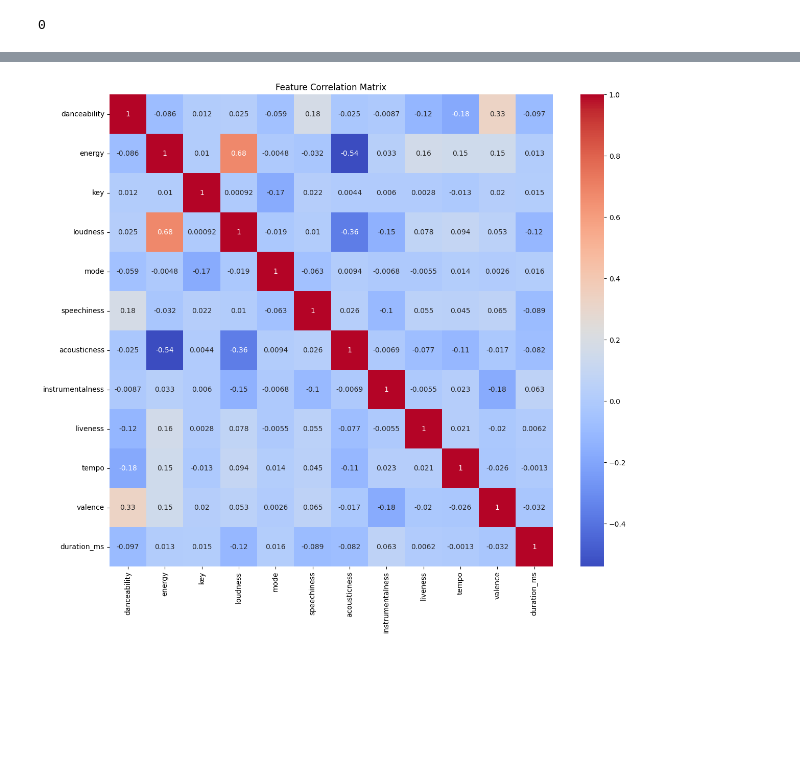
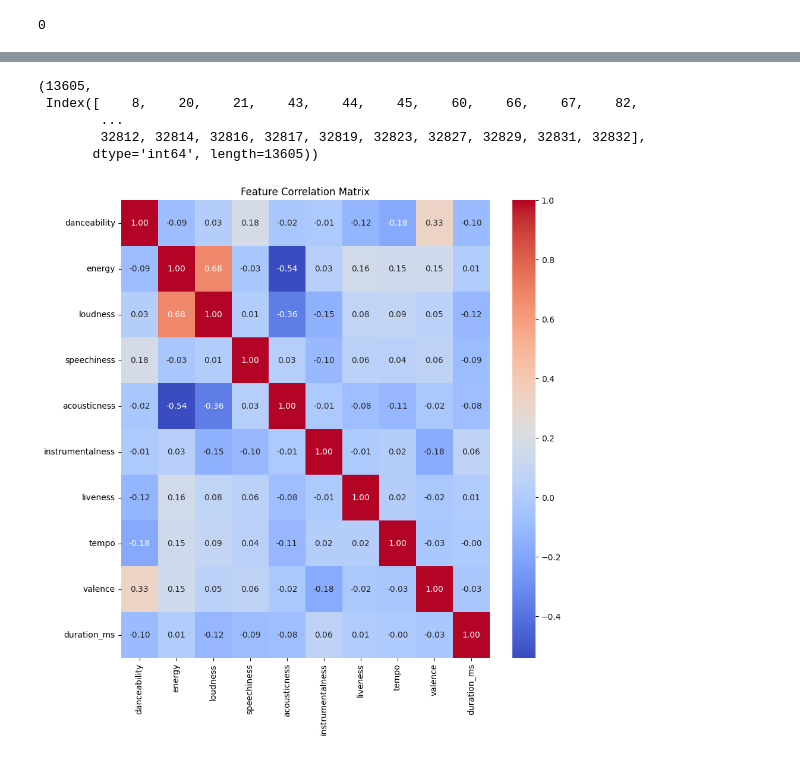
Before and after one commit to mariashiferaw/Team-4--Music-Recommendation-System, a Jupyter notebook: EDA_Data.ipynb, the cells around one changed output, grey strips where cells are left out. Drawn from its saved outputs; the diff is of its cells as text; code cells hidden in the pictures; blank space fills up the shorter version.

Commit message:
find outliers

```diff
--- a/EDA_Data.ipynb
+++ b/EDA_Data.ipynb
@@ -114,7 +114,8 @@ df1.duplicated().sum()
 # %% [output]
 0
 # %%
-spotify_songs = df1.drop(columns=['Unnamed: 0'])
+#Drop unnecessary columns
+spotify_songs = df1.drop(columns=['Unnamed: 0','track_album_id','track_album_release_date','key','mode'])
 
 spotify_songs
 # %% [output]
@@ -133,0 +135,8 @@ spotify_songs
+# %%
+#Convert duration from milliseconds to seconds
+spotify_songs['duration_ms'] = spotify_songs['duration_ms']*1000
+
+# Renaming the column
+spotify_songs.rename(columns={'duration_ms':'duration_s'}, inplace=True)
+
+spotify_songs.head()
@@ -134,2 +170,2 @@ spotify_songs
 # %%
-features = spotify_songs[['danceability', 'energy', 'key', 'loudness','mode','speechiness','acousticness','instrumentalness','liveness','tempo','valence','duration_ms']]
+features = spotify_songs[['danceability', 'energy', 'loudness','speechiness','acousticness','instrumentalness','liveness','tempo','valence','duration_s']]
@@ -136,18 +189,33 @@ features = spotify_songs[['danceability', 'energy', 'key', 'loudness','mode','sp
+# %%
+#Using Interquartile Range  (IQR) to identify outliers in a data set.
+
+Q1 = spotify_songs[music_features].quantile(0.25)
+Q3 = spotify_songs[music_features].quantile(0.75)
+
+IQR = Q3 - Q1
+
+outliers = ((spotify_songs[music_features] < (Q1 - 1.5 * IQR)) | (spotify_songs[music_features] > (Q3 + 1.5 * IQR))).any(axis=1)
+outliers_indices = spotify_songs[outliers].index
+num_outlier = outliers.sum()
+
+num_outlier,outliers_indices
+# %% [output]
+(13605,
+ Index([    8,    20,    21,    43,    44,    45,    60,    66,    67,    82,
+        ...
+        32812, 32814, 32816, 32817, 32819, 32823, 32827, 32829, 32831, 32832],
+       dtype='int64', length=13605))
 # %%
-# Feature Correlation Matrix
-import seaborn as sns
-import matplotlib.pyplot as plt
-
 #Calculate the correlation matrix
 corr_matrix = features.corr()
 
 #Create heatmap to visualize the correlation matrix
-plt.figure(figsize=(14,12))
-sns.heatmap(corr_matrix,annot=True,cmap='coolwarm')
+plt.figure(figsize=(10,10))
+sns.heatmap(corr_matrix,annot=True,cmap='coolwarm',fmt='.2f')
 plt.title('Feature Correlation Matrix')
 plt.show()
 # %% [output]
-[figure, old version]
+[figure, new version]
 # %%
 #Analyzing
 
```
Also changed, not shown: parts of 5 cells of this notebook.
